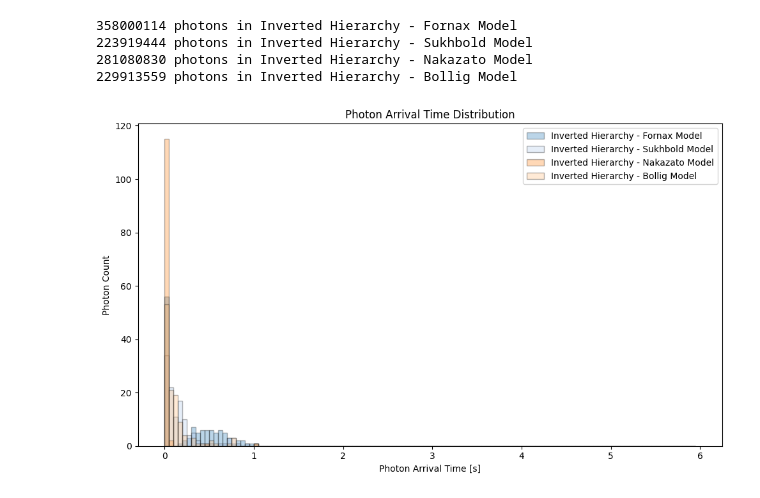
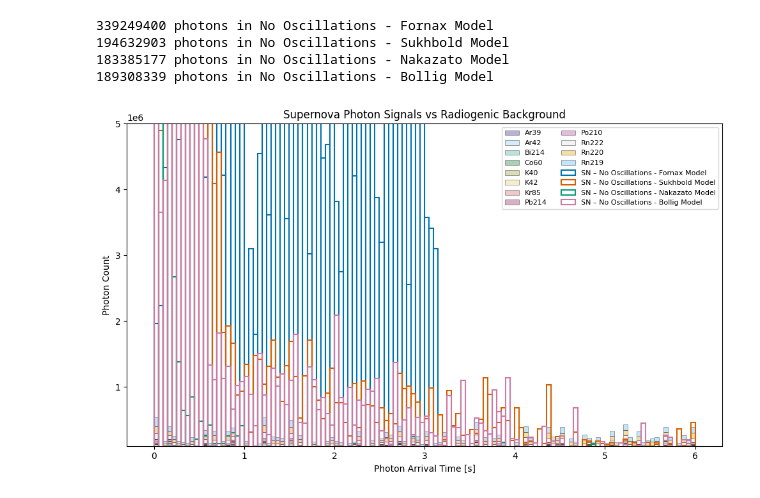
Before and after one commit to IakovosTzoka/SuperNova-Work, a Jupyter notebook: output/cleanup_Optical_Photon_Analysis.ipynb, the cells around one changed output. Drawn from its saved outputs; the diff is of its cells as text; code cells hidden in the pictures.

Commit message:
Fixed a small bug with the Background radiation, major cleanup and changes to the optical photon ipynb

```diff
--- a/output/cleanup_Optical_Photon_Analysis.ipynb
+++ b/output/cleanup_Optical_Photon_Analysis.ipynb
@@ -47,7 +135,7 @@ colors = plt.cm.tab20.colors
 # %%
-processed_data = {}
+supernova_data = {}
 
-for path, label in zip(file_paths, labels):
+for path, label in zip(supernova_paths, labels):
     file = uproot.open(path)
     tree = file["G4_Photons"]
 
@@ -65,45 +153,61 @@ for path, label in zip(file_paths, labels):
 
     print(len(clean_s), "photons in", label)
 
-    processed_data[label] = clean_s
+    supernova_data[label] = clean_s
 # %% [output]
-358000114 photons in Inverted Hierarchy - Fornax Model
-223919444 photons in Inverted Hierarchy - Sukhbold Model
-281080830 photons in Inverted Hierarchy - Nakazato Model
-229913559 photons in Inverted Hierarchy - Bollig Model
+339249400 photons in No Oscillations - Fornax Model
+194632903 photons in No Oscillations - Sukhbold Model
+183385177 photons in No Oscillations - Nakazato Model
+189308339 photons in No Oscillations - Bollig Model
 # %%
 bin_width = 0.05
-bins = np.arange(0, 6, bin_width)
+bins = np.arange(0, 6 + bin_width, bin_width)
+bin_centers = 0.5 * (bins[:-1] + bins[1:])
 
 plt.figure(figsize=(10, 6))
 
-for label, color in zip(labels, colors):
-    data = processed_data[label]
+# ---- 1) Stacked background in absolute photon counts ----
+bg_counts_list = []
+for label_bg, color_bg in zip(labels_background, colors_background):
+    data_bg = background_data[label_bg]
+    counts_bg, _ = np.histogram(data_bg, bins=bins)
+    bg_counts_list.append(counts_bg)
 
-    # Compute histogram (no plotting yet)
-    counts, bin_edges = np.histogram(data, bins=bins)
+bottom = np.zeros_like(bg_counts_list[0], dtype=float)
+for counts_bg, label_bg, color_bg in zip(bg_counts_list, labels_background, colors_background):
+    plt.bar(
+        bin_centers,
+        counts_bg,
+        width=bin_width,
+        bottom=bottom,
+        color=color_bg,
+        alpha=0.35,
+        edgecolor="black",
+        linewidth=0.7,
+        label=label_bg,
+    )
+    bottom += counts_bg
 
-    # Normalize to max = 1
-    counts = counts / counts.max()
-
-    # Plot
-    plt.hist(
-        counts,
-        bins=bins,
-        color=color,
-        alpha=0.3,
-        edgecolor="black",
-        linewidth=1.0,
-        label=label
-)
+# ---- 2) All supernova models in absolute counts (lines) ----
+for label_sn, color_sn in zip(labels, colors_supernova):
+    data_sn = supernova_data[label_sn]
+    counts_sn, _ = np.histogram(data_sn, bins=bins)
+    plt.bar(
+        bin_centers,
+        counts_sn,
+        width=bin_width,
+        facecolor="none",      # no fill
+        edgecolor=color_sn,    # colored outline
+        linewidth=1.5,
+        label=f"SN – {label_sn}",
+    )
 
 plt.xlabel("Photon Arrival Time [s]")
-plt.ylabel("Photon Count")
-plt.title("Photon Arrival Time Distribution")
-#plt.xlim(0, 6)  # Adjust as needed
-#plt.ylim(1e5, 2e7)
-plt.legend()
+plt.ylabel(f"Photon Count")
+plt.title("Supernova Photon Signals vs Radiogenic Background")
+plt.ylim(1e5, 5e6)
+plt.legend(ncol=2, fontsize=8)
 plt.tight_layout()
 plt.show()
 # %% [output]
-[figure, old version]
+[figure, new version]
```
Also changed, not shown: parts of 4 cells of this notebook, 1 other file.
